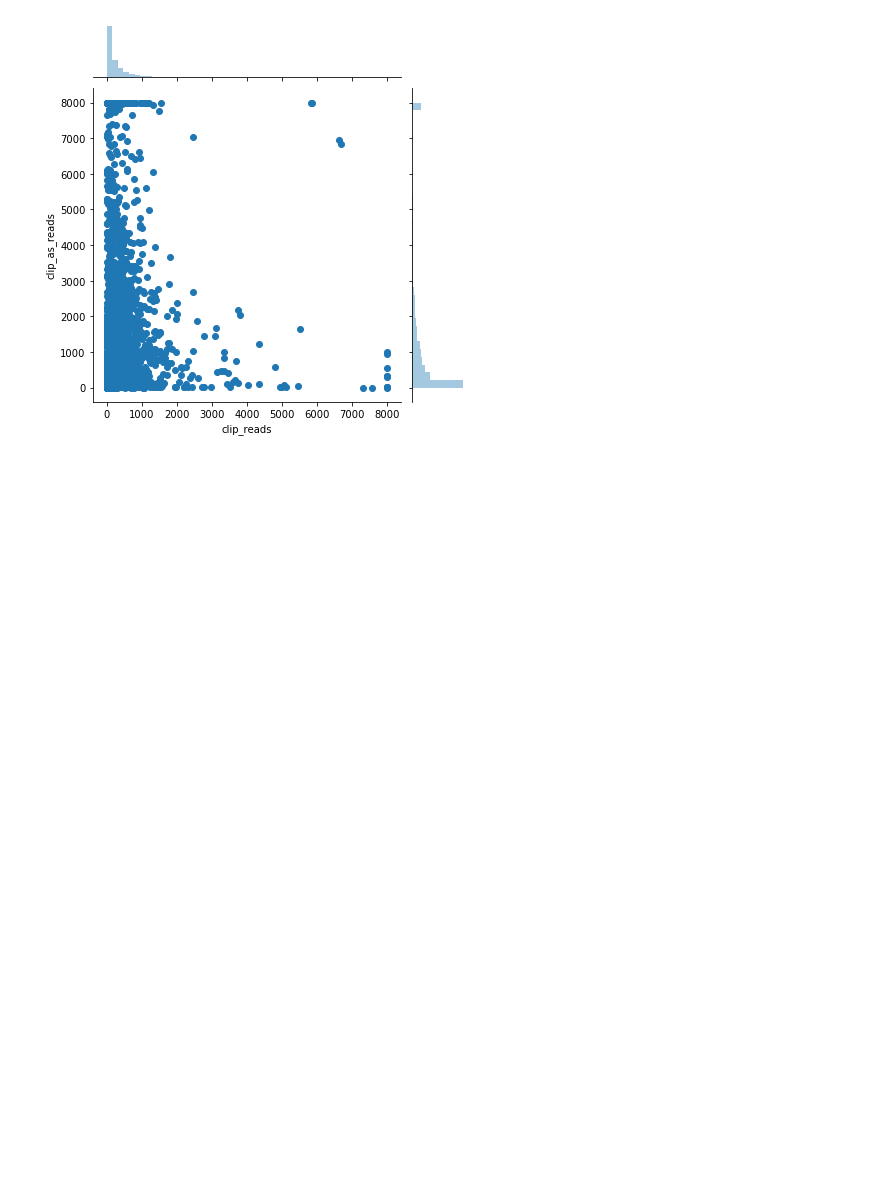
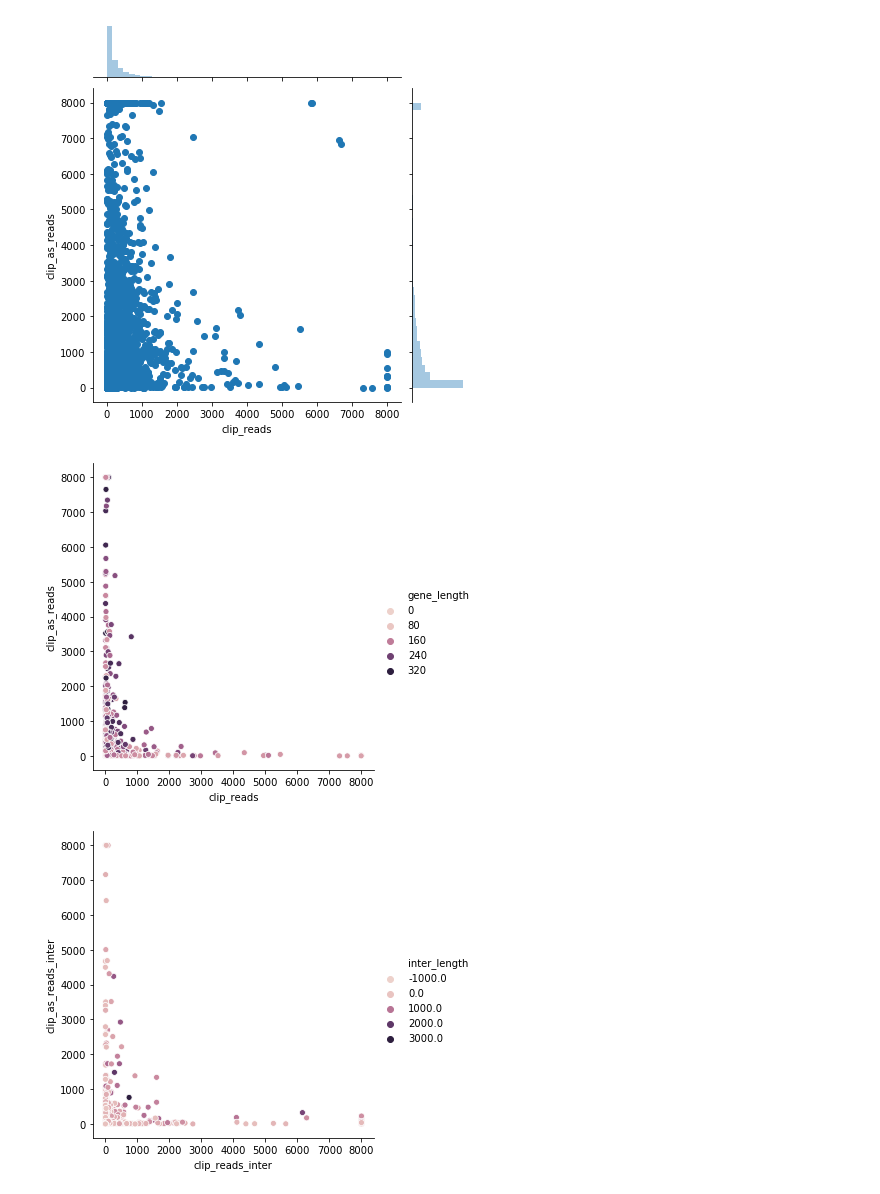
Before and after one commit to wosnat/sep, a Jupyter notebook: analyze_9313.ipynb, the cells around one changed output. Drawn from its saved outputs; the diff is of its cells as text; code cells hidden in the pictures; blank space fills up the shorter version.

```diff
--- a/analyze_9313.ipynb
+++ b/analyze_9313.ipynb
@@ -168,3 +184,9 @@ sns.jointplot(count_df.clip_reads, count_df.clip_as_reads)
 # %% [output]
 <seaborn.axisgrid.JointGrid at 0x...>
 [figure]
+# %%
+g = sns.relplot(data=count_df.loc[count_df.is_short], hue='gene_length', x='clip_reads', y='clip_as_reads')
+g = sns.relplot(data=count_df, hue='inter_length', x='clip_reads_inter', y='clip_as_reads_inter')
+# %% [output]
+[figure, added]
+[figure, added]
```
Also changed, not shown: parts of 21 cells of this notebook, 1 other file.
